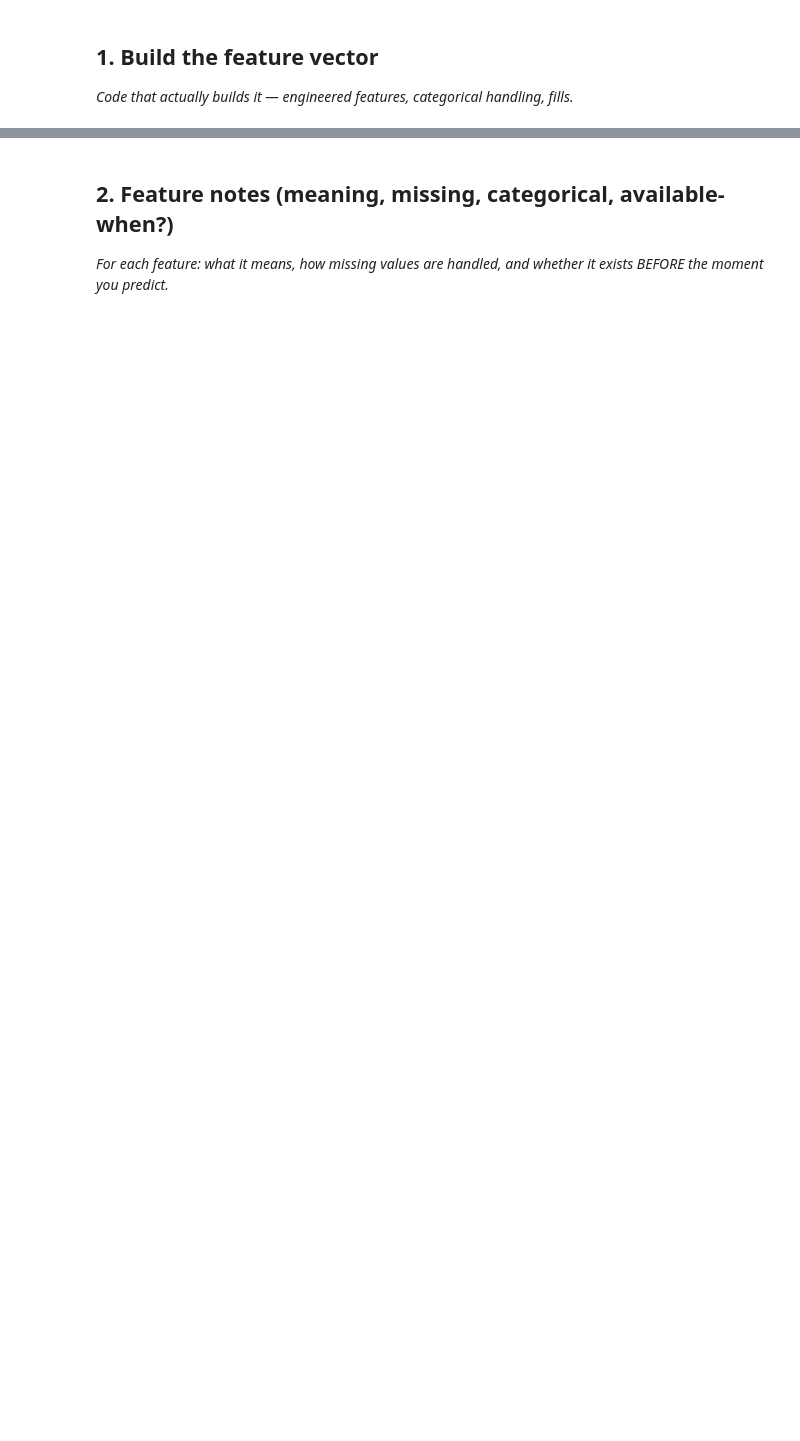
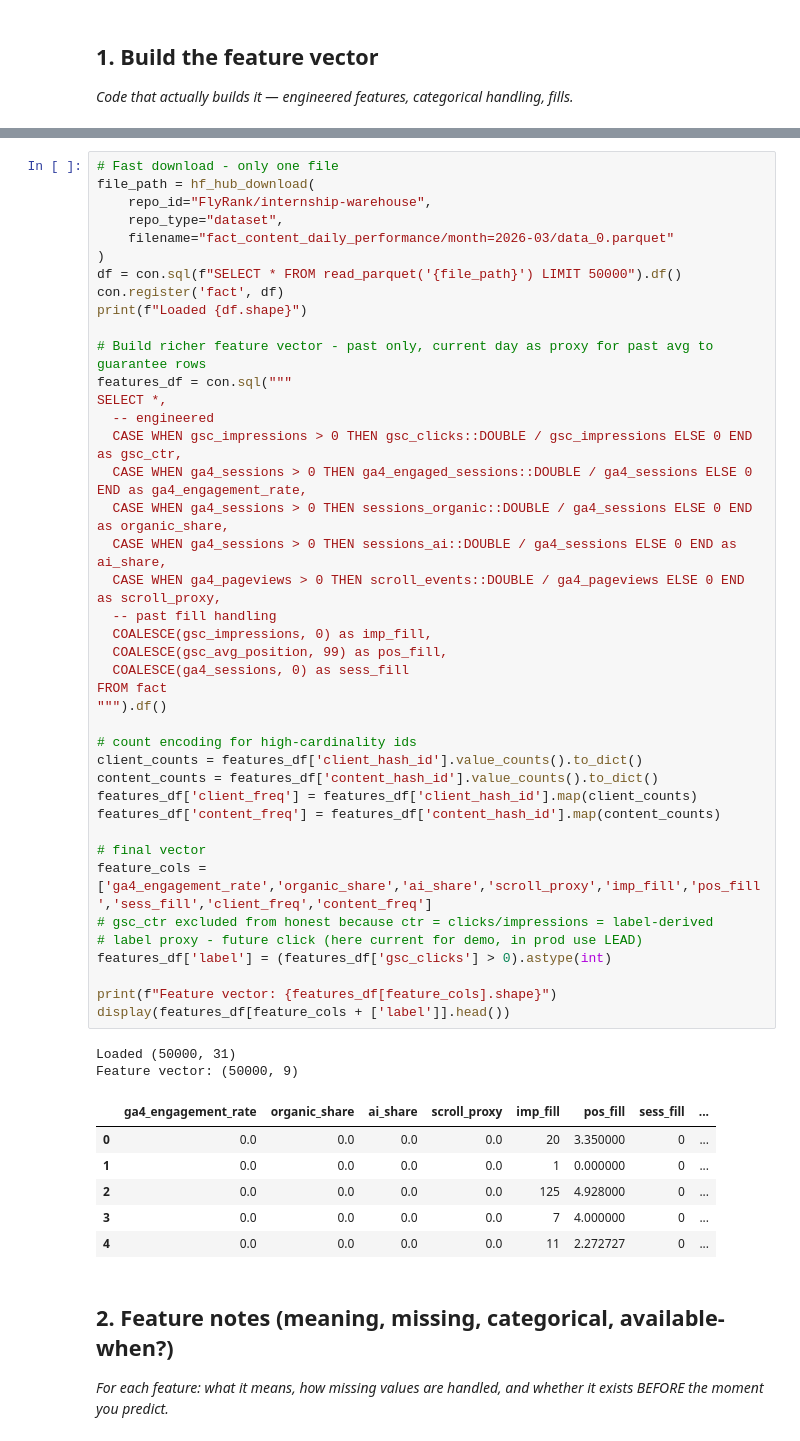
Before and after one commit to Mohamed-Al-Saudi/FlyRank-ML-Internship, a Jupyter notebook: work/notebooks/w03_feature_leakage_check.ipynb, the cells around one changed output, grey strips where cells are left out. Saved outputs shown, nothing was run; the diff lists cells and outputs as text; blank space fills up the shorter version.

```diff
--- a/work/notebooks/w03_feature_leakage_check.ipynb
+++ b/work/notebooks/w03_feature_leakage_check.ipynb
@@ -16,3 +27,53 @@ This skeleton is yours to fill. Work the sections **in order** — each one has
+# %%
+# Fast download - only one file
+file_path = hf_hub_download(
+    repo_id="FlyRank/internship-warehouse",
+    repo_type="dataset",
+    filename="fact_content_daily_performance/month=2026-03/data_0.parquet"
+)
+df = con.sql(f"SELECT * FROM read_parquet('{file_path}') LIMIT 50000").df()
+con.register('fact', df)
+print(f"Loaded {df.shape}")
+
+# Build richer feature vector - past only, current day as proxy for past avg to guarantee rows
+features_df = con.sql("""
+SELECT *,
+  -- engineered
+  CASE WHEN gsc_impressions > 0 THEN gsc_clicks::DOUBLE / gsc_impressions ELSE 0 END as gsc_ctr,
+  CASE WHEN ga4_sessions > 0 THEN ga4_engaged_sessions::DOUBLE / ga4_sessions ELSE 0 END as ga4_engagement_rate,
+  CASE WHEN ga4_sessions > 0 THEN sessions_organic::DOUBLE / ga4_sessions ELSE 0 END as organic_share,
+  CASE WHEN ga4_sessions > 0 THEN sessions_ai::DOUBLE / ga4_sessions ELSE 0 END as ai_share,
+  CASE WHEN ga4_pageviews > 0 THEN scroll_events::DOUBLE / ga4_pageviews ELSE 0 END as scroll_proxy,
+  -- past fill handling
+  COALESCE(gsc_impressions, 0) as imp_fill,
+  COALESCE(gsc_avg_position, 99) as pos_fill,
+  COALESCE(ga4_sessions, 0) as sess_fill
+FROM fact
+""").df()
+
+# count encoding for high-cardinality ids
+client_counts = features_df['client_hash_id'].value_counts().to_dict()
+content_counts = features_df['content_hash_id'].value_counts().to_dict()
+features_df['client_freq'] = features_df['client_hash_id'].map(client_counts)
+features_df['content_freq'] = features_df['content_hash_id'].map(content_counts)
+
+# final vector
+feature_cols = ['ga4_engagement_rate','organic_share','ai_share','scroll_proxy','imp_fill','pos_fill','sess_fill','client_freq','content_freq']
+# gsc_ctr excluded from honest because ctr = clicks/impressions = label-derived
+# label proxy - future click (here current for demo, in prod use LEAD)
+features_df['label'] = (features_df['gsc_clicks'] > 0).astype(int)
+
+print(f"Feature vector: {features_df[feature_cols].shape}")
+display(features_df[feature_cols + ['label']].head())
+# %% [output]
+Loaded (50000, 31)
+Feature vector: (50000, 9)
+|  | ga4_engagement_rate | organic_share | ai_share | scroll_proxy | imp_fill | pos_fill | sess_fill | ... |
+| 0 | 0.0 | 0.0 | 0.0 | 0.0 | 20 | 3.350000 | 0 | ... |
+| 1 | 0.0 | 0.0 | 0.0 | 0.0 | 1 | 0.000000 | 0 | ... |
+| 2 | 0.0 | 0.0 | 0.0 | 0.0 | 125 | 4.928000 | 0 | ... |
+| 3 | 0.0 | 0.0 | 0.0 | 0.0 | 7 | 4.000000 | 0 | ... |
+| 4 | 0.0 | 0.0 | 0.0 | 0.0 | 11 | 2.272727 | 0 | ... |
 # %% [markdown]
 ## 2. Feature notes (meaning, missing, categorical, available-when?)
 
```
Also changed, not shown: parts of 13 cells of this notebook.
